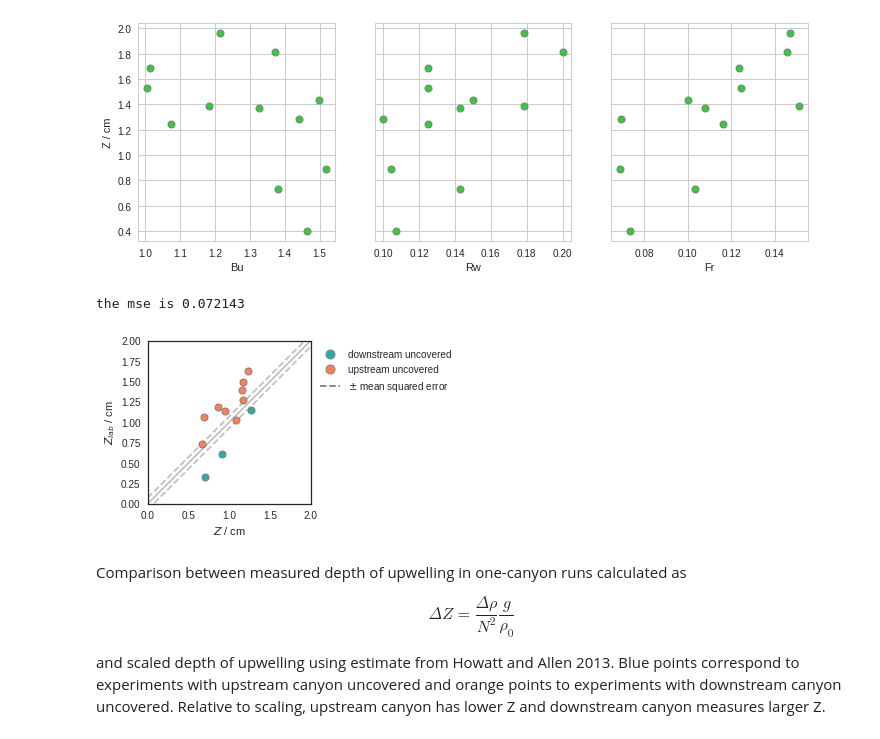
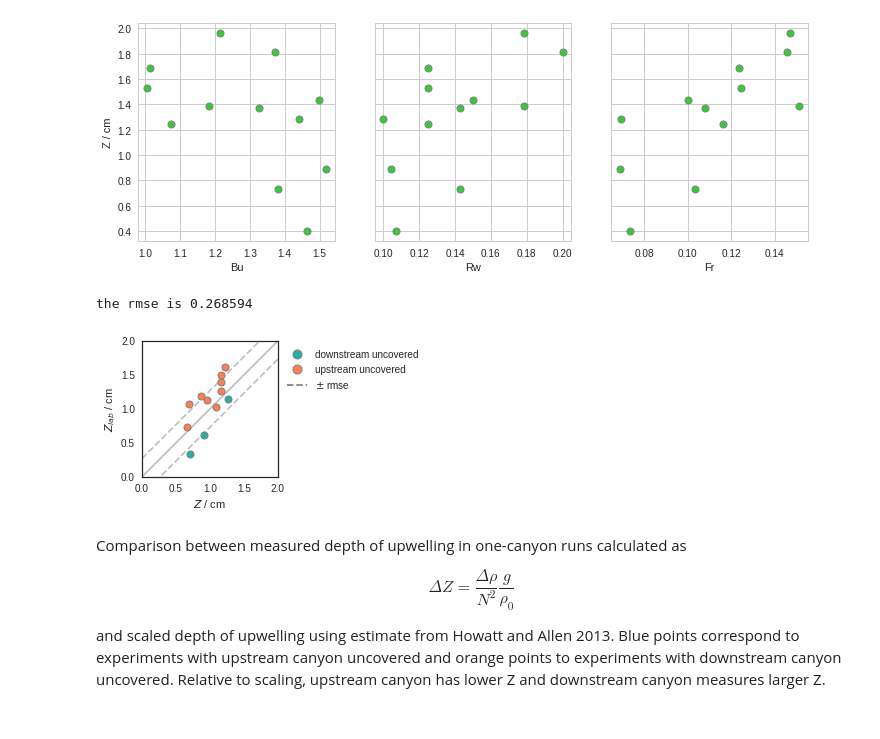
Before and after one commit to UBC-MOAD/MultipleCanyons, a Jupyter notebook: lab/Conduino/notebooks/all_experiments_one_canyon.ipynb, the cells around one changed output. Drawn from its saved outputs; the diff is of its cells as text; code cells hidden in the pictures.

```diff
--- a/lab/Conduino/notebooks/all_experiments_one_canyon.ipynb
+++ b/lab/Conduino/notebooks/all_experiments_one_canyon.ipynb
@@ -385,7 +399,7 @@ Text(0,0.5,'Z / cm')
 # %%
 sns.set_context('notebook')
 sns.set_style('white')
-fig, ax1 = plt.subplots(1, 1, figsize=(2.5,2..5))
+fig, ax1 = plt.subplots(1, 1, figsize=(2.5,2.5))
 
 rho0 = 998.5
 g = 9.81
@@ -430,40 +444,40 @@ for exp, kk in zip(exp_dicts, range(exp_num)):
             delta_rho = 1000*(np.max(ctools.filter_timeseries(dens2[0:2400]-dens2[0],winlen=win))) # kg/m^3
             col = 'lightseagreen'
         else:
             delta_rho = 1000*(np.max(ctools.filter_timeseries(dens1[0:2400]-dens1[0],winlen=win))) # kg/m^3
             col = 'coral'
         Z = (g/rho0)*(delta_rho/N**2)
 
         sca = ax1.plot(Z_HA2013*100,Z*100,
                        'o',color=col, markeredgecolor='0.5', markeredgewidth=1,zorder=10)
         Z_list.append(Z*100)
         Z_HA2013_list.append(Z_HA2013*100)
 
 ax1.set_xlabel('$Z$ / cm')
 ax1.set_ylabel(r'$Z_{lab}$ / cm')
 
 legend_elements = [Line2D([0], [0], marker='o', color='w', label='downstream uncovered',
                           markerfacecolor='lightseagreen',markeredgecolor='0.5',markeredgewidth=1,
                           markersize=9),
                    Line2D([0], [0], marker='o', color='w', label='upstream uncovered',
                           markerfacecolor='coral',markeredgecolor='0.5',markeredgewidth=1,
                           markersize=9),
-                   Line2D([0], [0], linestyle='--',color='0.5', label='$\pm$ mean squared error'),
+                   Line2D([0], [0], linestyle='--',color='0.5', label='$\pm$ rmse'),
                    ]
 
-mse = mean_squared_error(Z_HA2013_list, Z_list)
-print('the mse is %f' %mse)
+rmse = (mean_squared_error(Z_HA2013_list, Z_list))**0.5
+print('the rmse is %f' %rmse)
 ax1.legend(handles=legend_elements, bbox_to_anchor=(1,1))
 ax1.set_xlim(0,2)
 ax1.set_ylim(0,2)
 ax1.set_aspect(1)
 ax1.plot(np.linspace(0,2,20),np.linspace(0,2,20), '-', color='0.5', alpha = 0.5,zorder=1)
-ax1.plot(np.linspace(0,2,20),np.linspace(0,2,20)+mse, '--', color='0.5', alpha = 0.5,zorder=1)
-ax1.plot(np.linspace(0,2,20),np.linspace(0,2,20)-mse, '--', color='0.5', alpha = 0.5,zorder=1)
+ax1.plot(np.linspace(0,2,20),np.linspace(0,2,20)+rmse, '--', color='0.5', alpha = 0.5,zorder=1)
+ax1.plot(np.linspace(0,2,20),np.linspace(0,2,20)-rmse, '--', color='0.5', alpha = 0.5,zorder=1)
 plt.savefig('figures/Zlab_vs_Z_HA2013.eps', format='eps', transparent=False, bbox_inches='tight')
 # %% [output]
-the mse is 0.072143
+the rmse is 0.268594
-[figure, old version]
+[figure, new version]
 # %% [markdown]
 Comparison between measured depth of upwelling in one-canyon runs calculated as
 
```
Also changed, not shown: parts of 6 cells of this notebook, 3 other files.
